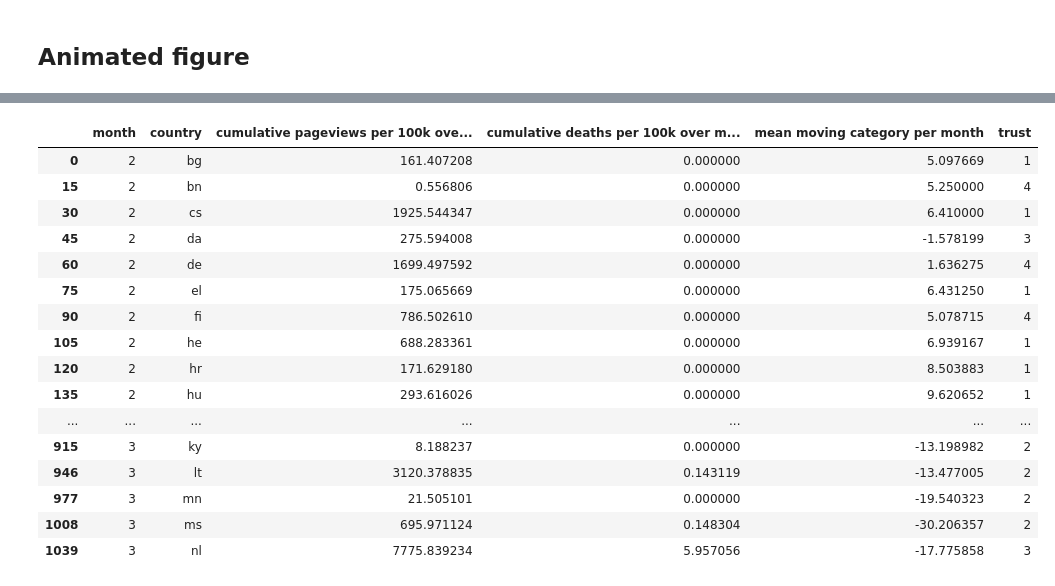
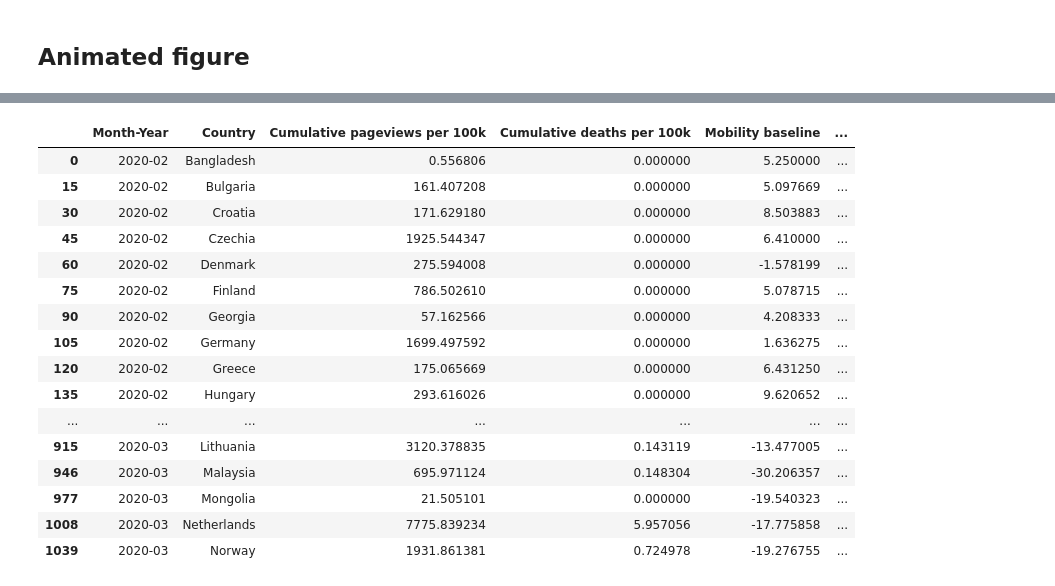
Before and after one commit to epfl-ada/ada-2022-project-thedatadiggers22, a Jupyter notebook: animated_figure.ipynb, the cells around one changed output, grey strips where cells are left out. Drawn from its saved outputs; the diff is of its cells as text; code cells hidden in the pictures.

Commit message:
Update animation

```diff
--- a/animated_figure.ipynb
+++ b/animated_figure.ipynb
@@ -22,6 +22,7 @@ df_pageviews100k = df_pageviews100k.transpose().stack().to_frame().reset_index()
 deaths100k = deaths100k.transpose().stack().to_frame().reset_index().rename(columns={"level_0": "country", "date": "date", 0:"deaths per 100k"}, errors="raise")
 df_animation = df_pageviews100k.merge(deaths100k, on=['country','date'])
 df_animation['date'] = pd.to_datetime(df_animation['date'])
+df_animation=df_animation.rename(columns={"country": "Country"})
 # %%
 # Dowload and preprocess trust dataset
 data_folder = 'data_2/'
@@ -29,6 +30,11 @@ df_trust_gov = pd.read_csv(data_folder+'share-who-trust-government.csv.zip')
 df_trust_gov = df_trust_gov.set_index("Entity")[["Trust the national government in this country"]].transpose()[COUNTRY_OWN_LANG_TRUST_GOV.keys()].rename(columns= COUNTRY_OWN_LANG_TRUST_GOV)
 country_dict = get_country_dict('trust gov mobility')
 
-# Map the trust category to the countries in df_animation
-country_dict_cat =  trust_category(df_trust_gov, 5,country_dict)
-df_animation['trust'] = df_animation['country'].map(country_dict_cat)
+# # Map the trust category to the countries in df_animation
+# country_dict_cat =  trust_category(df_trust_gov, 5,country_dict)
+trust_dict =df_trust_gov.to_dict('index')
+df_animation['Trust the national government in this country'] = df_animation['Country'].map(trust_dict['Trust the national government in this country'])
+
+
+
+df_animation.head()
@@ -72,39 +85,44 @@ moving_cat_df = mobility['moving category'].reset_index()
 moving_cat_df['country_region'] =moving_cat_df['country_region'].map(get_country_dict('trust gov mobility'))
 
 # merge dataframe with the mobility dataset
-df_animation = df_animation.merge(moving_cat_df, left_on=['country','date'],  right_on=['country_region','date'])
+df_animation = df_animation.merge(moving_cat_df, left_on=['Country','date'],  right_on=['country_region','date'])
 df_animation = df_animation.drop(columns=['country_region','country_region_code'])
 df_animation['date']=df_animation['date'].astype(str)
-df_animation['month'] = pd.DatetimeIndex(df_animation['date']).month
+
+df_animation['Month-Year'] = pd.to_datetime(df_animation['date']).dt.to_period('M')
+df_animation['Month-Year']=df_animation['Month-Year'].astype(str)
+
+inv_map = {v: k for k, v in get_country_dict('trust gov mobility').items()}
+df_animation['Country'] = df_animation['Country'].map(inv_map)
 # %%
 def f(x):
     d = {}
-    d['cumulative pageviews per 100k over month'] = x['pageviews per 100k'].sum()
-    d['cumulative deaths per 100k over month'] = x['deaths per 100k'].sum()
-    d['mean moving category per month'] = x['moving category'].mean()
+    d['Cumulative pageviews per 100k'] = x['pageviews per 100k'].sum()
+    d['Cumulative deaths per 100k'] = x['deaths per 100k'].sum()
+    d['Mobility baseline'] = x['moving category'].mean()
 
 
-    return pd.Series(d, index=['cumulative pageviews per 100k over month','cumulative deaths per 100k over month', 'mean moving category per month'])
+    return pd.Series(d, index=['Cumulative pageviews per 100k','Cumulative deaths per 100k', 'Mobility baseline'])
 
-grouped_df = df_animation.groupby(['month','country']).apply(f)
+grouped_df = df_animation.groupby(['Month-Year','Country']).apply(f)
 grouped_df = grouped_df.reset_index()
-grouped_df =grouped_df.merge(df_animation[['country','month','trust']], how='left', on=['month','country']).drop_duplicates()
+grouped_df =grouped_df.merge(df_animation[['Country','Month-Year','Trust the national government in this country']], how='left', on=['Month-Year','Country']).drop_duplicates()
 grouped_df.head(50)
 # %% [output]
-|  | month | country | cumulative pageviews per 100k ove... | cumulative deaths per 100k over m... | mean moving category per month | trust |
-| 0 | 2 | bg | 161.407208 | 0.000000 | 5.097669 | 1 |
-| 15 | 2 | bn | 0.556806 | 0.000000 | 5.250000 | 4 |
-| 30 | 2 | cs | 1925.544347 | 0.000000 | 6.410000 | 1 |
-| 45 | 2 | da | 275.594008 | 0.000000 | -1.578199 | 3 |
-| 60 | 2 | de | 1699.497592 | 0.000000 | 1.636275 | 4 |
-| 75 | 2 | el | 175.065669 | 0.000000 | 6.431250 | 1 |
-| 90 | 2 | fi | 786.502610 | 0.000000 | 5.078715 | 4 |
-| 105 | 2 | he | 688.283361 | 0.000000 | 6.939167 | 1 |
-| 120 | 2 | hr | 171.629180 | 0.000000 | 8.503883 | 1 |
-| 135 | 2 | hu | 293.616026 | 0.000000 | 9.620652 | 1 |
+|  | Month-Year | Country | Cumulative pageviews per 100k | Cumulative deaths per 100k | Mobility baseline | ... |
+| 0 | 2020-02 | Bangladesh | 0.556806 | 0.000000 | 5.250000 | ... |
+| 15 | 2020-02 | Bulgaria | 161.407208 | 0.000000 | 5.097669 | ... |
+| 30 | 2020-02 | Croatia | 171.629180 | 0.000000 | 8.503883 | ... |
+| 45 | 2020-02 | Czechia | 1925.544347 | 0.000000 | 6.410000 | ... |
+| 60 | 2020-02 | Denmark | 275.594008 | 0.000000 | -1.578199 | ... |
+| 75 | 2020-02 | Finland | 786.502610 | 0.000000 | 5.078715 | ... |
+| 90 | 2020-02 | Georgia | 57.162566 | 0.000000 | 4.208333 | ... |
+| 105 | 2020-02 | Germany | 1699.497592 | 0.000000 | 1.636275 | ... |
+| 120 | 2020-02 | Greece | 175.065669 | 0.000000 | 6.431250 | ... |
+| 135 | 2020-02 | Hungary | 293.616026 | 0.000000 | 9.620652 | ... |
 | ... | ... | ... | ... | ... | ... | ... |
-| 915 | 3 | ky | 8.188237 | 0.000000 | -13.198982 | 2 |
-| 946 | 3 | lt | 3120.378835 | 0.143119 | -13.477005 | 2 |
-| 977 | 3 | mn | 21.505101 | 0.000000 | -19.540323 | 2 |
-| 1008 | 3 | ms | 695.971124 | 0.148304 | -30.206357 | 2 |
-| 1039 | 3 | nl | 7775.839234 | 5.957056 | -17.775858 | 3 |
+| 915 | 2020-03 | Lithuania | 3120.378835 | 0.143119 | -13.477005 | ... |
+| 946 | 2020-03 | Malaysia | 695.971124 | 0.148304 | -30.206357 | ... |
+| 977 | 2020-03 | Mongolia | 21.505101 | 0.000000 | -19.540323 | ... |
+| 1008 | 2020-03 | Netherlands | 7775.839234 | 5.957056 | -17.775858 | ... |
+| 1039 | 2020-03 | Norway | 1931.861381 | 0.724978 | -19.276755 | ... |
```
Also changed, not shown: parts of 3 cells of this notebook.
